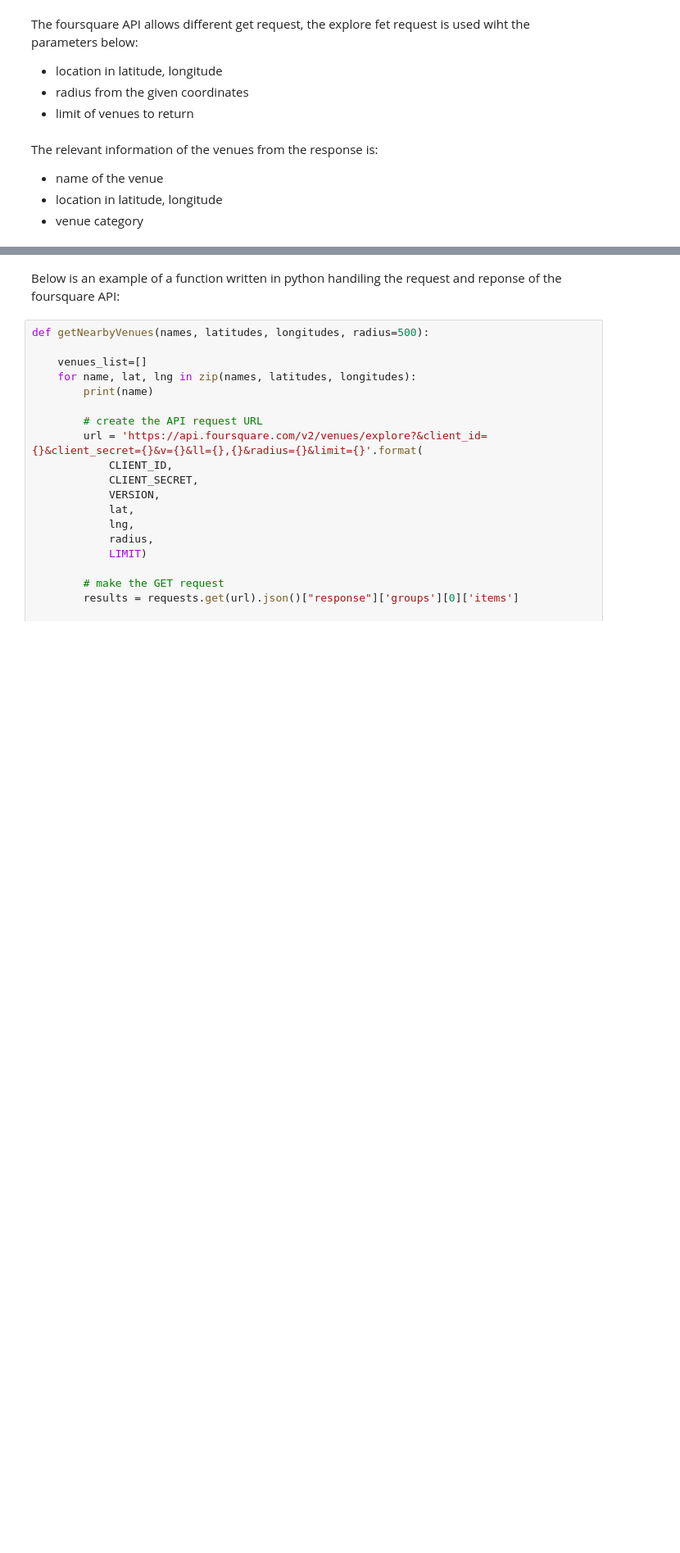
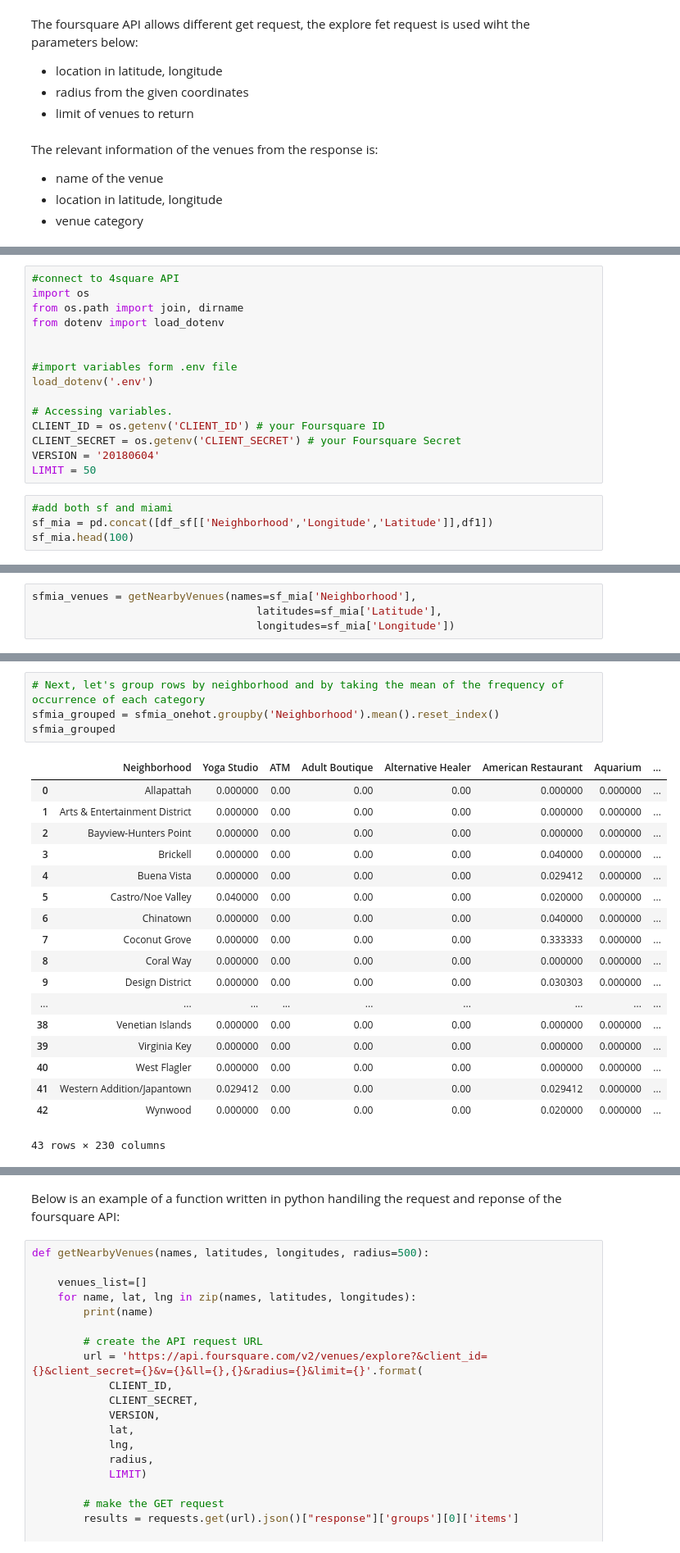
Before and after one commit to orbiarve/capstone-project, a Jupyter notebook: Cornern Finder.ipynb, the cells around one changed output, grey strips where cells are left out. Shown at 82% size. Saved outputs shown, nothing was run; the diff lists cells and outputs as text; blank space fills up the shorter version.

```diff
--- a/Cornern Finder.ipynb
+++ b/Cornern Finder.ipynb
@@ -20,0 +220,19 @@ The relevant information of the venues from the response is:
+# %%
+#connect to 4square API
+import os
+from os.path import join, dirname
+from dotenv import load_dotenv
+
+
+#import variables form .env file
+load_dotenv('.env')
+
+# Accessing variables.
+CLIENT_ID = os.getenv('CLIENT_ID') # your Foursquare ID
+CLIENT_SECRET = os.getenv('CLIENT_SECRET') # your Foursquare Secret
+VERSION = '20180604'
+LIMIT = 50
+# %%
+#add both sf and miami
+sf_mia = pd.concat([df_sf[['Neighborhood','Longitude','Latitude']],df1])
+sf_mia.head(100)
@@ -20,0 +303,4 @@ The relevant information of the venues from the response is:
+# %%
+sfmia_venues = getNearbyVenues(names=sf_mia['Neighborhood'],
+                                   latitudes=sf_mia['Latitude'],
+                                   longitudes=sf_mia['Longitude'])
@@ -20,0 +363,23 @@ The relevant information of the venues from the response is:
+# %%
+# Next, let's group rows by neighborhood and by taking the mean of the frequency of occurrence of each category
+sfmia_grouped = sfmia_onehot.groupby('Neighborhood').mean().reset_index()
+sfmia_grouped
+# %% [output]
+|  | Neighborhood | Yoga Studio | ATM | Adult Boutique | Alternative Healer | American Restaurant | Aquarium | ... |
+| 0 | Allapattah | 0.000000 | 0.00 | 0.00 | 0.00 | 0.000000 | 0.000000 | ... |
+| 1 | Arts & Entertainment District | 0.000000 | 0.00 | 0.00 | 0.00 | 0.000000 | 0.000000 | ... |
+| 2 | Bayview-Hunters Point | 0.000000 | 0.00 | 0.00 | 0.00 | 0.000000 | 0.000000 | ... |
+| 3 | Brickell | 0.000000 | 0.00 | 0.00 | 0.00 | 0.040000 | 0.000000 | ... |
+| 4 | Buena Vista | 0.000000 | 0.00 | 0.00 | 0.00 | 0.029412 | 0.000000 | ... |
+| 5 | Castro/Noe Valley | 0.040000 | 0.00 | 0.00 | 0.00 | 0.020000 | 0.000000 | ... |
+| 6 | Chinatown | 0.000000 | 0.00 | 0.00 | 0.00 | 0.040000 | 0.000000 | ... |
+| 7 | Coconut Grove | 0.000000 | 0.00 | 0.00 | 0.00 | 0.333333 | 0.000000 | ... |
+| 8 | Coral Way | 0.000000 | 0.00 | 0.00 | 0.00 | 0.000000 | 0.000000 | ... |
+| 9 | Design District | 0.000000 | 0.00 | 0.00 | 0.00 | 0.030303 | 0.000000 | ... |
+| ... | ... | ... | ... | ... | ... | ... | ... | ... |
+| 38 | Venetian Islands | 0.000000 | 0.00 | 0.00 | 0.00 | 0.000000 | 0.000000 | ... |
+| 39 | Virginia Key | 0.000000 | 0.00 | 0.00 | 0.00 | 0.000000 | 0.000000 | ... |
+| 40 | West Flagler | 0.000000 | 0.00 | 0.00 | 0.00 | 0.000000 | 0.000000 | ... |
+| 41 | Western Addition/Japantown | 0.029412 | 0.00 | 0.00 | 0.00 | 0.029412 | 0.000000 | ... |
+| 42 | Wynwood | 0.000000 | 0.00 | 0.00 | 0.00 | 0.020000 | 0.000000 | ... |
+43 rows × 230 columns
```
Also changed, not shown: parts of 29 cells of this notebook, 2 other files.
